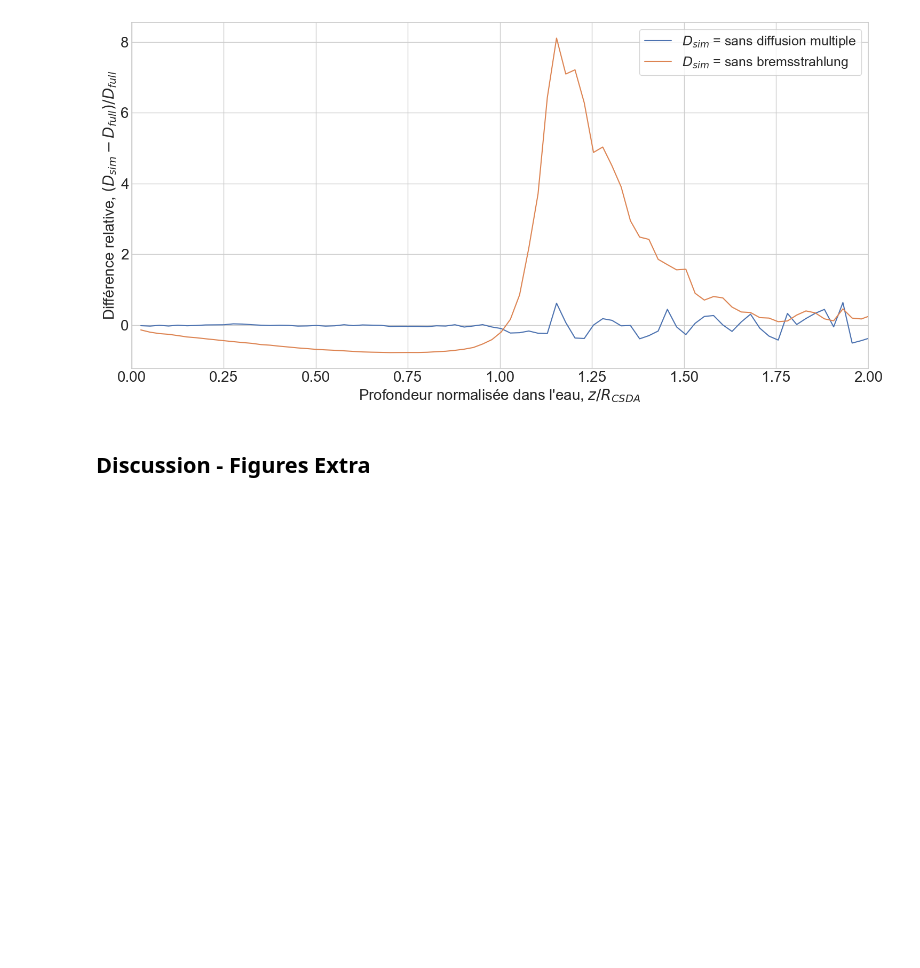
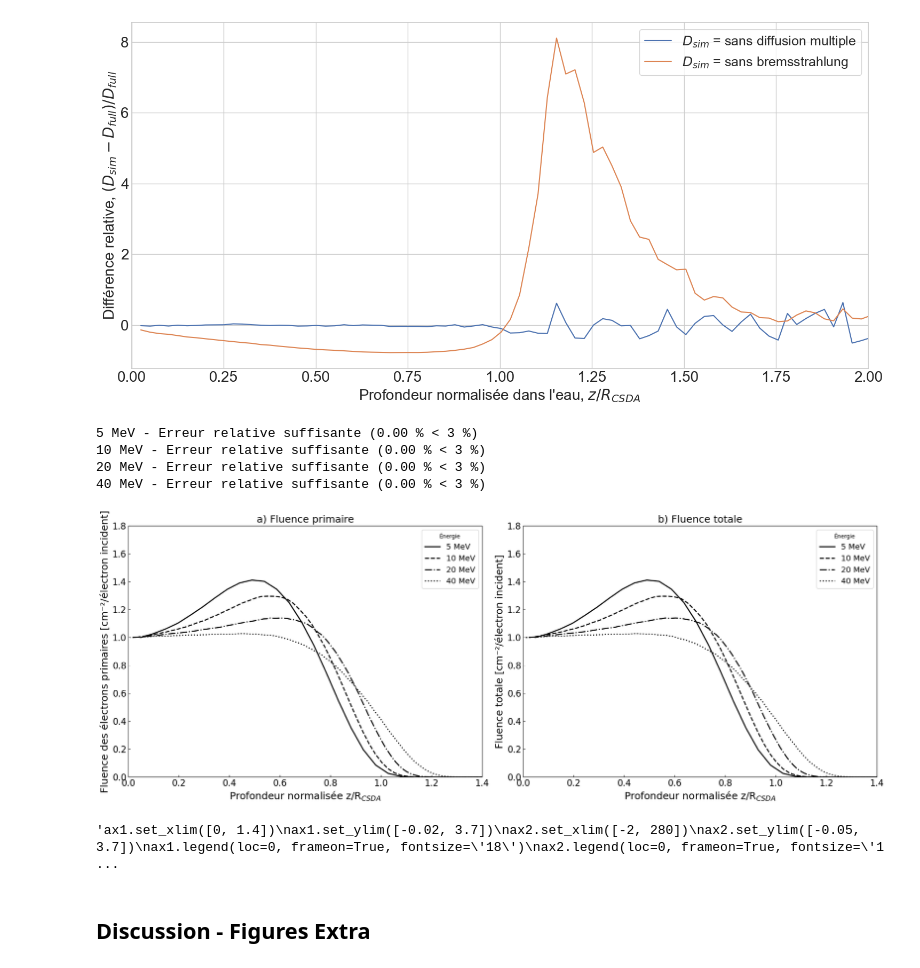
Before and after one commit to Rokuro32/TOPAS_electrons, a Jupyter notebook: Devoir_TOPAS_2025.ipynb, the cells around one changed output. Drawn from its saved outputs; the diff is of its cells as text; code cells hidden in the pictures; blank space fills up the shorter version.

```diff
--- a/Devoir_TOPAS_2025.ipynb
+++ b/Devoir_TOPAS_2025.ipynb
@@ -604,33 +604,39 @@ ax2.set_ylabel("Fluence totale [cm⁻²/électron incident]", fontsize=18)
 ax2.set_title("b) Fluence totale", fontsize=18)
 ax2.tick_params(direction='in', labelsize=16)
 
-markers = ['-', '--', '-.', ':']
+markers = ['k-', 'k--', 'k-.', 'k:']
 
 # ------------------------------- Boucle principale ------------------------------------------- #
 for i, E in enumerate(energies):
-    name_prim = f"Fig_6_4_a_{E}MeV.txt"
-    name_tot = f"Fig_6_4_b_{E}MeV.txt"
+    prim_data = csv_to_np(f"Fig_6_4_a_{E}MeV.csv", "Figure_6_4/a_primaire")
+    tot_data = csv_to_np(f"Fig_6_4_b_{E}MeV.csv", "Figure_6_4/b_total")
+
+    n_prim = prim_data.shape[0]
+    n_tot = tot_data.shape[0]
+
 
     # Lecture des fichiers TOPAS
-    data_primary[i, :bin_nbr[i], :] = csv_to_np(name_prim, "Figure_6_4/a_primaire")
-    data_total[i, :bin_nbr[i], :] = csv_to_np(name_tot, "Figure_6_4/b_totale")
+    data_primary[i, :n_prim, :] = np.pad(prim_data, ((0, np.max(bin_nbr) - n_prim), (0, 0)), mode='constant', constant_values=np.nan)
+    data_total[i, :n_tot, :] = np.pad(tot_data, ((0, np.max(bin_nbr) - n_tot), (0, 0)), mode='constant', constant_values=np.nan)
+
 
     # Extraction
-    z_bins_prim = data_primary[i, :bin_nbr[i], 0]
-    fluence_prim = data_primary[i, :bin_nbr[i], 1]
-    std_prim = data_primary[i, :bin_nbr[i], 2]
+    z_bins_prim = data_primary[i, :n_prim, 0]
+    fluence_prim = data_primary[i, :n_prim, 1]
+    std_prim = data_primary[i, :n_prim, 2]
 
-    z_bins_tot = data_total[i, :bin_nbr[i], 0]
-    fluence_tot = data_total[i, :bin_nbr[i], 1]
-    std_tot = data_total[i, :bin_nbr[i], 2]
+    z_bins_tot = data_total[i, :n_tot, 0]
+    fluence_tot = data_total[i, :n_tot, 1]
+    std_tot = data_total[i, :n_tot, 2]
 
     # Conversion en profondeur
     depth = (bin_nbr[i] - z_bins_prim) * (tot_depths[i] / bin_nbr[i])  # cm
     depth_norm = depth / Rcsda_cm[i]
 
     # Normalisation par électron incident
-    fluence_prim_norm = fluence_prim / in_fluence[i]
-    fluence_tot_norm = fluence_tot / in_fluence[i]
+    fluence_prim_norm = fluence_prim / fluence_prim[-1]
+    fluence_tot_norm = fluence_tot / fluence_prim[-1]
+
 
     # Erreur relative
     std_rel[i] = np.nanmean(std_prim / fluence_prim) * 100
@@ -639,35 +645,42 @@ for i, E in enumerate(energies):
         print(f"{E} MeV - Erreur relative suffisante ({std_rel[i]:.2f} % < 3 %)")
     else:
         print(f"{E} MeV - Erreur relative trop élevée ({std_rel[i]:.2f} % > 3 %)")
 
     # Tracé
     ax1.plot(depth_norm, fluence_prim_norm, markers[i], linewidth=2, label=f"{E} MeV")
     ax2.plot(depth_norm, fluence_tot_norm, markers[i], linewidth=2, label=f"{E} MeV")
 
 # ------------------------------- Finitions ------------------------------------------- #
 ax1.legend(title="Énergie", fontsize=14)
 ax2.legend(title="Énergie", fontsize=14)
 
 for ax in (ax1, ax2):
-    ax.set_xlim(0, 1.2)
-    ax.set_ylim(bottom=0)
+    ax.set_xlim(0, 1.4)
+    ax.set_ylim(0, 1.8)
     ax.tick_params(direction='in')
 
 plt.tight_layout()
 plt.show()
 
 """ax1.set_xlim([0, 1.4])
 ax1.set_ylim([-0.02, 3.7])
 ax2.set_xlim([-2, 280])
 ax2.set_ylim([-0.05, 3.7])
 ax1.legend(loc=0, frameon=True, fontsize='18')
 ax2.legend(loc=0, frameon=True, fontsize='16')
 plt.tight_layout()  # Adjusts the plot to ensure everything fits without overlapping
 plt.show()
 
 print("Les rapports de la dose à la surface sur la dose maximale pour 1, 2, 5, 10, 20, 30, 40 et 50 MeV sont respectivement:",np.round(Dsurf,2),"%")
 
 """
+# %% [output]
+5 MeV - Erreur relative suffisante (0.00 % < 3 %)
+10 MeV - Erreur relative suffisante (0.00 % < 3 %)
+20 MeV - Erreur relative suffisante (0.00 % < 3 %)
+40 MeV - Erreur relative suffisante (0.00 % < 3 %)
+[figure, added]
+'ax1.set_xlim([0, 1.4])\nax1.set_ylim([-0.02, 3.7])\nax2.set_xlim([-2, 280])\nax2.set_ylim([-0.05, 3.7])\nax1.legend(loc=0, frameon=True, fontsize=\'18\')\nax2.legend(loc=0, frameon=True, fontsize=\'1 ...
 # %% [markdown]
 ## Discussion - Figures Extra
 # %% [markdown]
```
Also changed, not shown: 4 other files.
